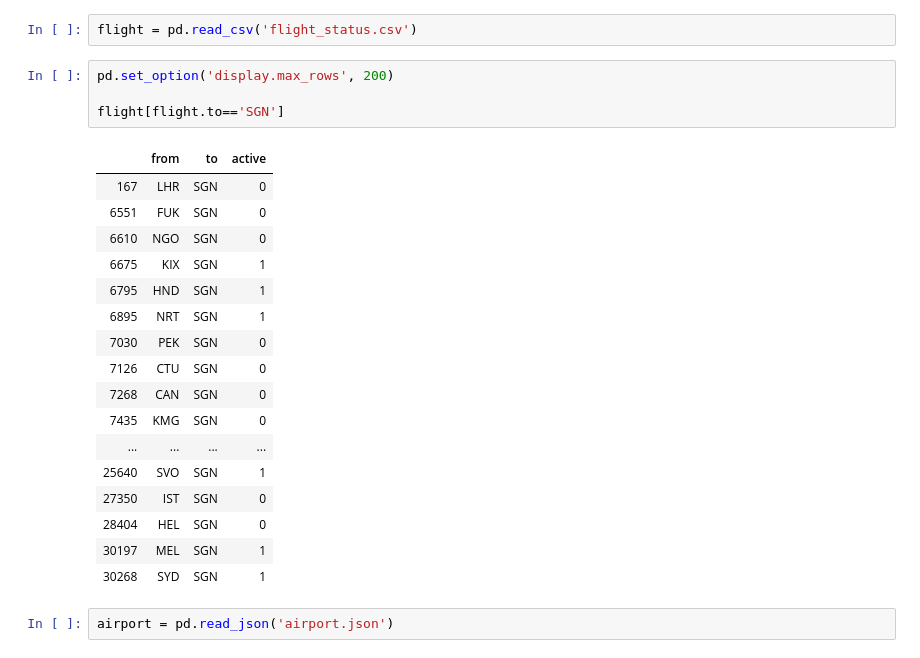
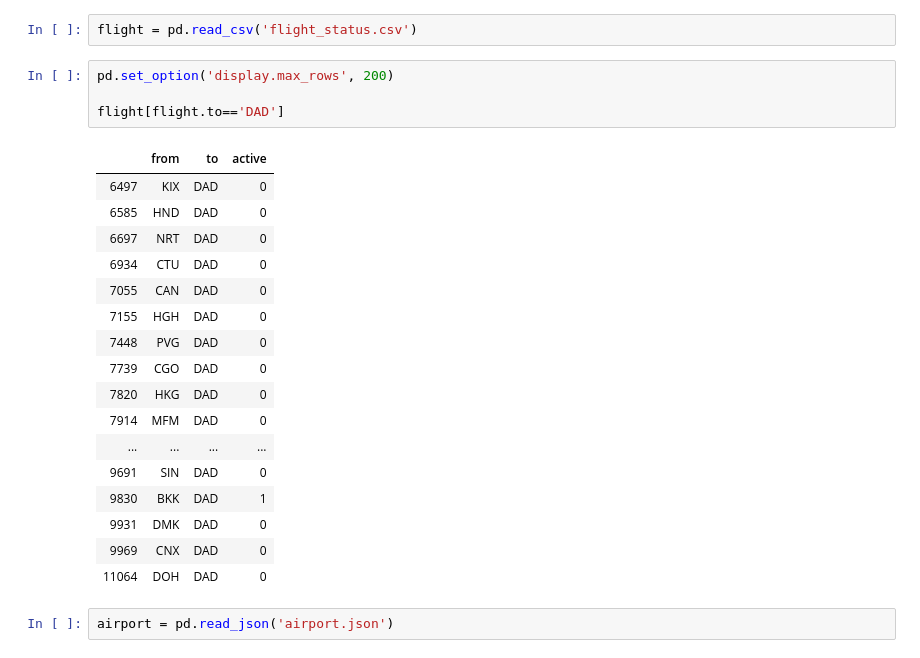
Before and after one commit to kruschev/Covid19, a Jupyter notebook: analysis/flight_analysis/Untitled.ipynb, the cells around one changed output. Cells and saved outputs as stored; diff of their text form.

Commit message:
update 02/04, first version flight status

```diff
--- a/analysis/flight_analysis/Untitled.ipynb
+++ b/analysis/flight_analysis/Untitled.ipynb
@@ -6,25 +6,25 @@ flight = pd.read_csv('flight_status.csv')
 # %%
 pd.set_option('display.max_rows', 200)
 
-flight[flight.to=='SGN']
+flight[flight.to=='DAD']
 # %% [output]
 |  | from | to | active |
-| 167 | LHR | SGN | 0 |
-| 6551 | FUK | SGN | 0 |
-| 6610 | NGO | SGN | 0 |
-| 6675 | KIX | SGN | 1 |
-| 6795 | HND | SGN | 1 |
-| 6895 | NRT | SGN | 1 |
-| 7030 | PEK | SGN | 0 |
-| 7126 | CTU | SGN | 0 |
-| 7268 | CAN | SGN | 0 |
-| 7435 | KMG | SGN | 0 |
+| 6497 | KIX | DAD | 0 |
+| 6585 | HND | DAD | 0 |
+| 6697 | NRT | DAD | 0 |
+| 6934 | CTU | DAD | 0 |
+| 7055 | CAN | DAD | 0 |
+| 7155 | HGH | DAD | 0 |
+| 7448 | PVG | DAD | 0 |
+| 7739 | CGO | DAD | 0 |
+| 7820 | HKG | DAD | 0 |
+| 7914 | MFM | DAD | 0 |
 | ... | ... | ... | ... |
-| 25640 | SVO | SGN | 1 |
-| 27350 | IST | SGN | 0 |
-| 28404 | HEL | SGN | 0 |
-| 30197 | MEL | SGN | 1 |
-| 30268 | SYD | SGN | 1 |
+| 9691 | SIN | DAD | 0 |
+| 9830 | BKK | DAD | 1 |
+| 9931 | DMK | DAD | 0 |
+| 9969 | CNX | DAD | 0 |
+| 11064 | DOH | DAD | 0 |
 # %%
 airport = pd.read_json('airport.json')
 # %%
```
Also changed, not shown: parts of 16 cells of this notebook, 12 other files.
